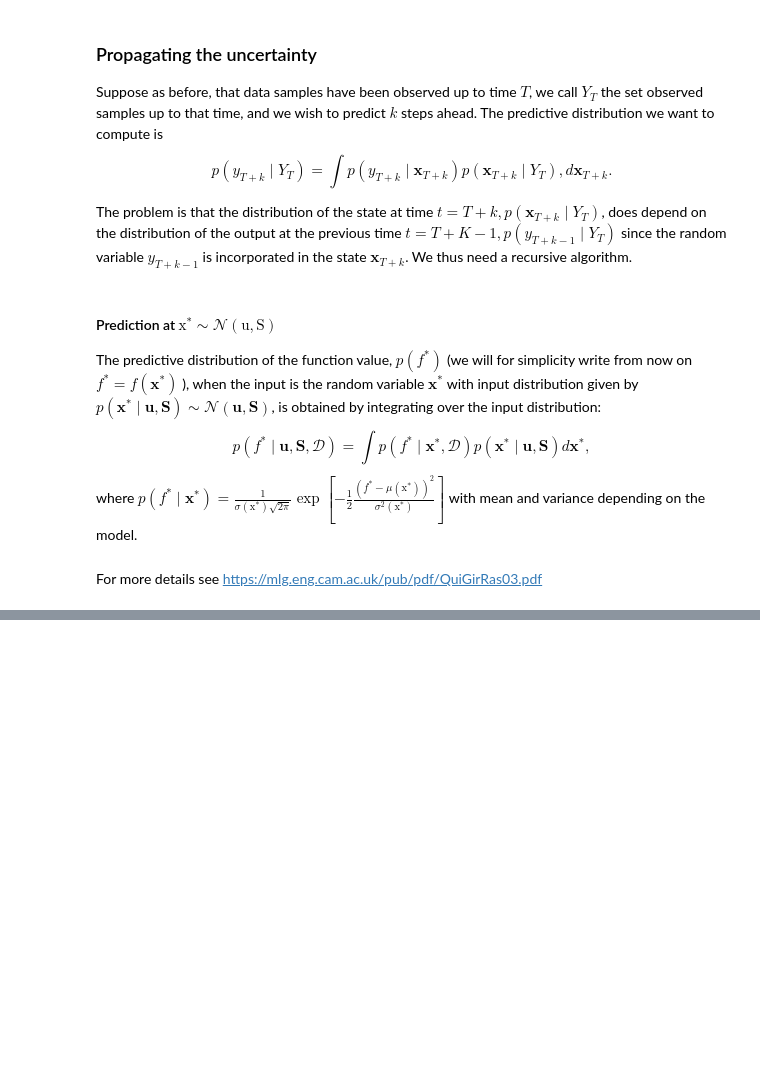
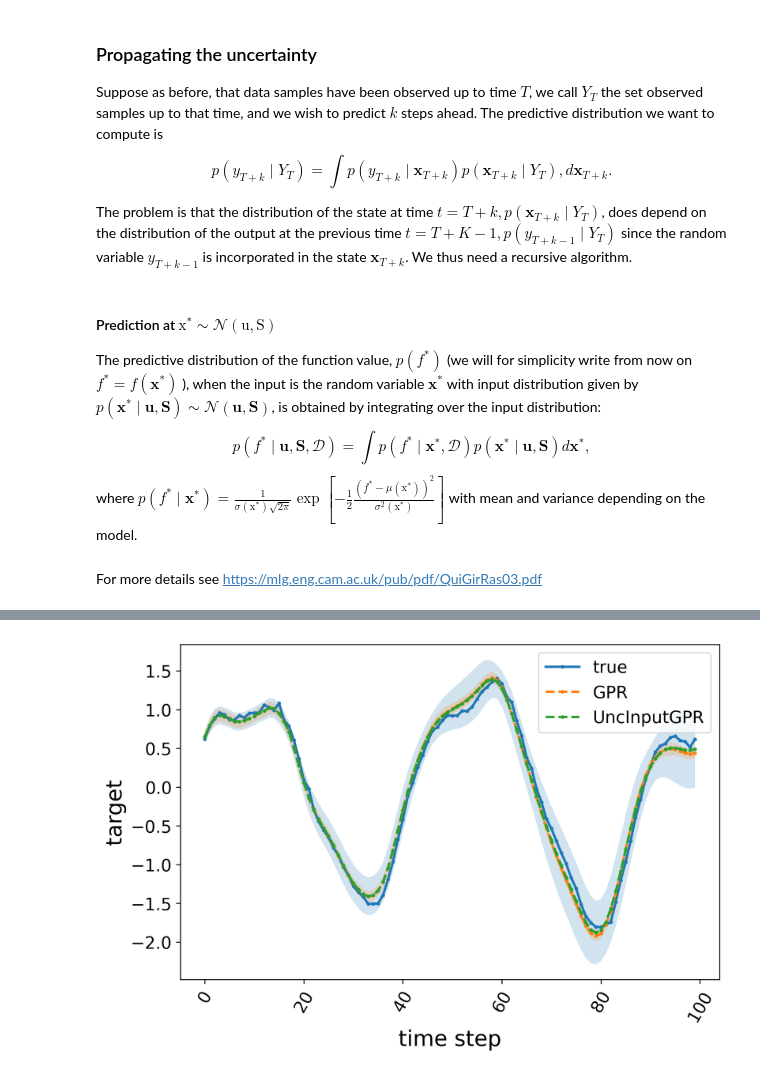
Before and after one commit to Leonid-Erlygin/seminars, a Jupyter notebook: other_seminars/gaussian_process_regression/seminar_filled_en.ipynb, the cells around one changed output, grey strips where cells are left out. Saved outputs shown, nothing was run; the diff lists cells and outputs as text; code cells hidden in the pictures; blank space fills up the shorter version.

```diff
--- a/other_seminars/gaussian_process_regression/seminar_filled_en.ipynb
+++ b/other_seminars/gaussian_process_regression/seminar_filled_en.ipynb
@@ -439,0 +449,95 @@ For more details see https://mlg.eng.cam.ac.uk/pub/pdf/QuiGirRas03.pdf
+# %%
+L = 50
+nose_std = (0.001) ** 0.5
+seed = 7
+makey_train_ds = MackeyGlassDataset(
+    length=8000, size=100, L=L, seed=seed, nose_std=nose_std
+)
+# create test point
+
+rs = RandomState(seed)
+n = 170
+x0 = 0.5 + 0.05 * (-1 + 2 * rs.random(n))
+x = mackey_glass(length=100 + L, tau=17.0, sample=1.0, n=n, x0=x0)
+test_points = (x - makey_train_ds.mean) / makey_train_ds.std
+test_points += rs.normal(0, nose_std, size=len(test_points))
+
+gpr_model = GPRModel(normalize_data=False, training_iter=500, use_scale=False)
+
+x_train = makey_train_ds.train_set_x
+y_train = makey_train_ds.train_set_y
+
+# fit
+gpr_model.fit(np.flip(x_train, 1).copy(), y_train)
+
+# test unc model
+model = GPRUncInputs(gpr_model, test_points[:L][::-1].copy())
+predictions = []
+stds = []
+for i in range(len(test_points) - L):
+    next_x, next_std = model.predict_with_unc_inputs()
+    predictions.append(next_x)
+    stds.append(next_std)
+
+predictions = np.array(predictions)
+stds = np.array(stds)
+val_low = predictions - 2 * stds
+val_high = predictions + 2 * stds
+
+# predict gpr
+predictions_gpr = []
+stds_gpr = []
+x_test = test_points[:L][::-1].tolist()
+for i in range(len(test_points) - L):
+    next_x, next_std = gpr_model.predict(np.array(x_test)[np.newaxis, :])
+    predictions_gpr.append(next_x[0])
+    stds_gpr.append(next_std[0])
+    x_test = [next_x[0]] + x_test[:-1]
+
+predictions_gpr = np.array(predictions_gpr)
+stds_gpr = np.array(stds_gpr)
+val_low_gpr = predictions_gpr - 2 * stds_gpr
+val_high_gpr = predictions_gpr + 2 * stds_gpr
+
+plt.figure(figsize=(8, 5), dpi=300)
+time_future = np.arange(len(test_points) - L)
+plt.plot(
+    time_future,
+    test_points[L:],
+    label="true",
+    linewidth=2,
+    linestyle="-",
+    marker="o",
+    markersize=2,
+)
+plt.plot(
+    time_future,
+    predictions_gpr,
+    label="GPR",
+    linewidth=2,
+    linestyle="--",
+    marker="o",
+    markersize=2,
+)
+plt.plot(
+    time_future,
+    predictions,
+    label="UncInputGPR",
+    linewidth=2,
+    linestyle="--",
+    marker="o",
+    markersize=2,
+)
+
+plt.fill_between(time_future, val_low, val_high, alpha=0.2)
+plt.fill_between(time_future, val_low_gpr, val_high_gpr, alpha=0.2)
+
+plt.xticks(fontsize=14, rotation=60)
+plt.yticks(fontsize=14)
+plt.xlabel("time step", fontsize=18)
+plt.ylabel("target", fontsize=18)
+plt.legend(fontsize=14)
+# plt.show()
+plt.savefig("./test.png")
+# %% [output]
+[figure, added]
```
Also changed, not shown: parts of 2 cells of this notebook, 1 other file.
